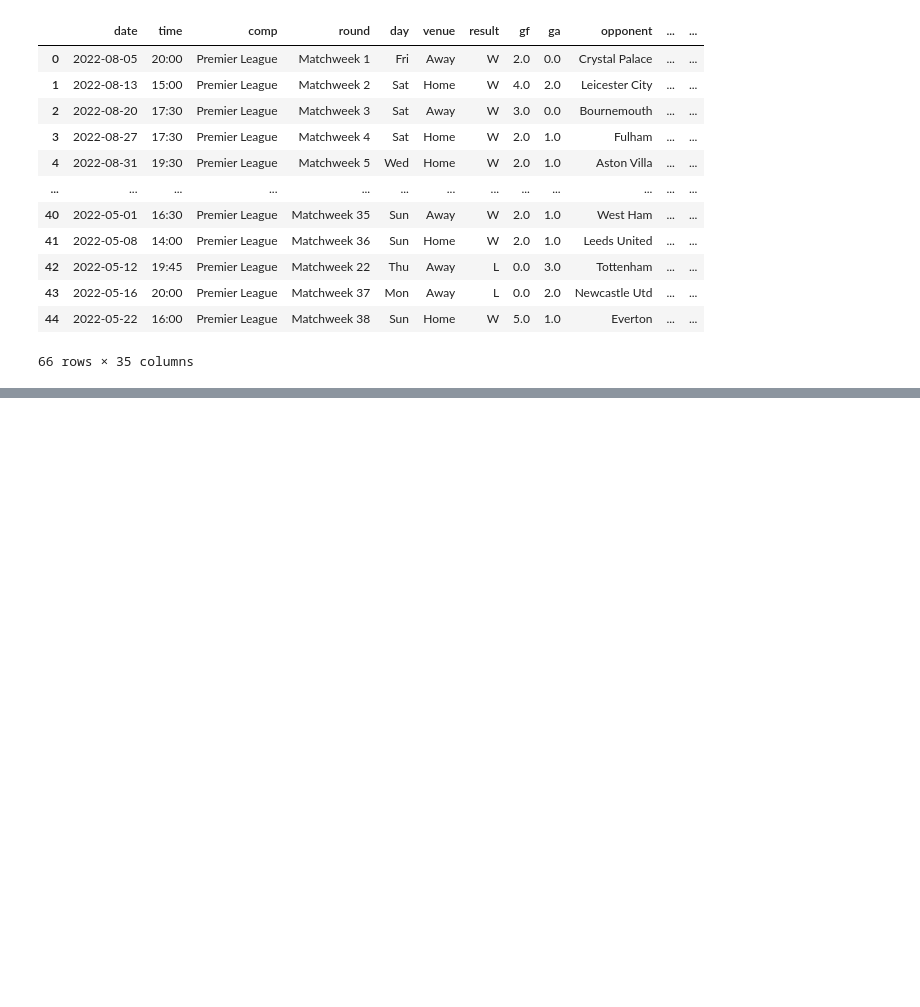
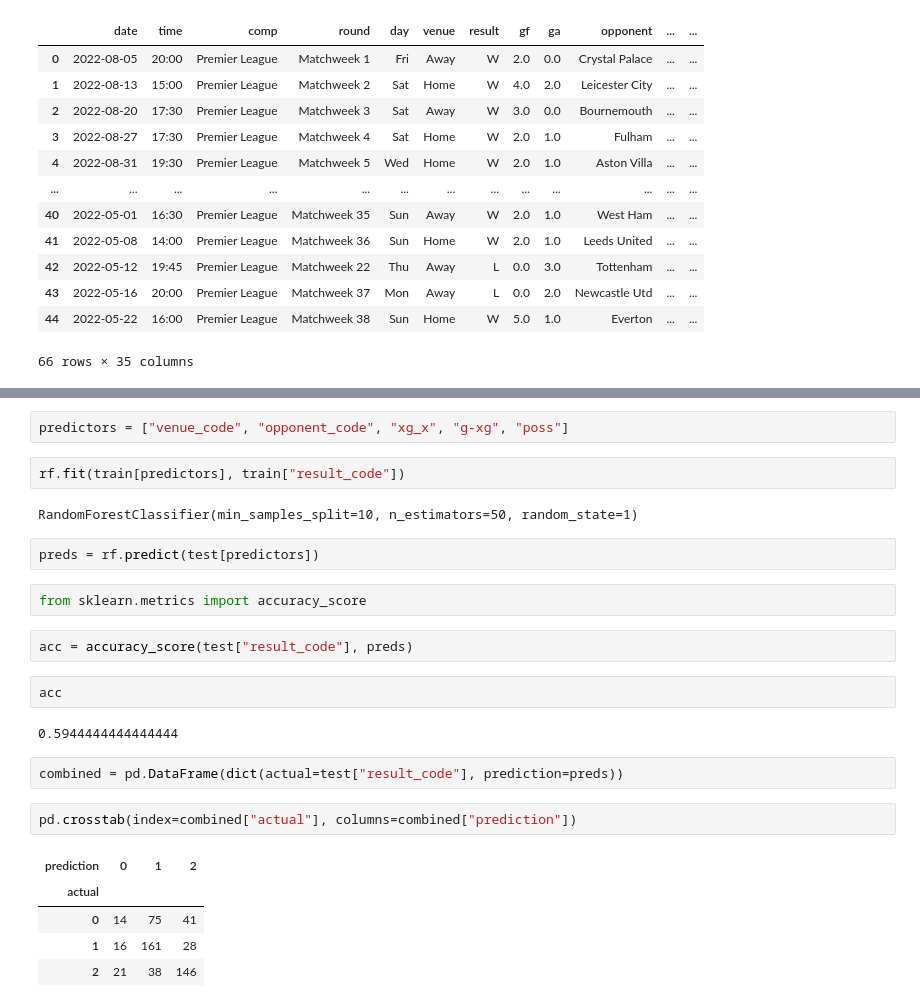
Before and after one commit to cliffPersonal/MachineLearning, a Jupyter notebook: PremPredict.ipynb, the cells around one changed output, grey strips where cells are left out. Cells and saved outputs as stored; diff of their text form; blank space fills up the shorter version.

```diff
--- a/PremPredict.ipynb
+++ b/PremPredict.ipynb
@@ -104,0 +109,26 @@ matches[matches["team"] == "Arsenal"]
+# %%
+predictors = ["venue_code", "opponent_code", "xg_x", "g-xg", "poss"]
+# %%
+rf.fit(train[predictors], train["result_code"])
+# %% [output]
+RandomForestClassifier(min_samples_split=10, n_estimators=50, random_state=1)
+# %%
+preds = rf.predict(test[predictors])
+# %%
+from sklearn.metrics import accuracy_score
+# %%
+acc = accuracy_score(test["result_code"], preds)
+# %%
+acc
+# %% [output]
+0.5944444444444444
+# %%
+combined = pd.DataFrame(dict(actual=test["result_code"], prediction=preds))
+# %%
+pd.crosstab(index=combined["actual"], columns=combined["prediction"])
+# %% [output]
+| prediction | 0 | 1 | 2 |
+| actual |  |  |  |
+| 0 | 14 | 75 | 41 |
+| 1 | 16 | 161 | 28 |
+| 2 | 21 | 38 | 146 |
```
Also changed, not shown: parts of 4 cells of this notebook, 1 other file.
